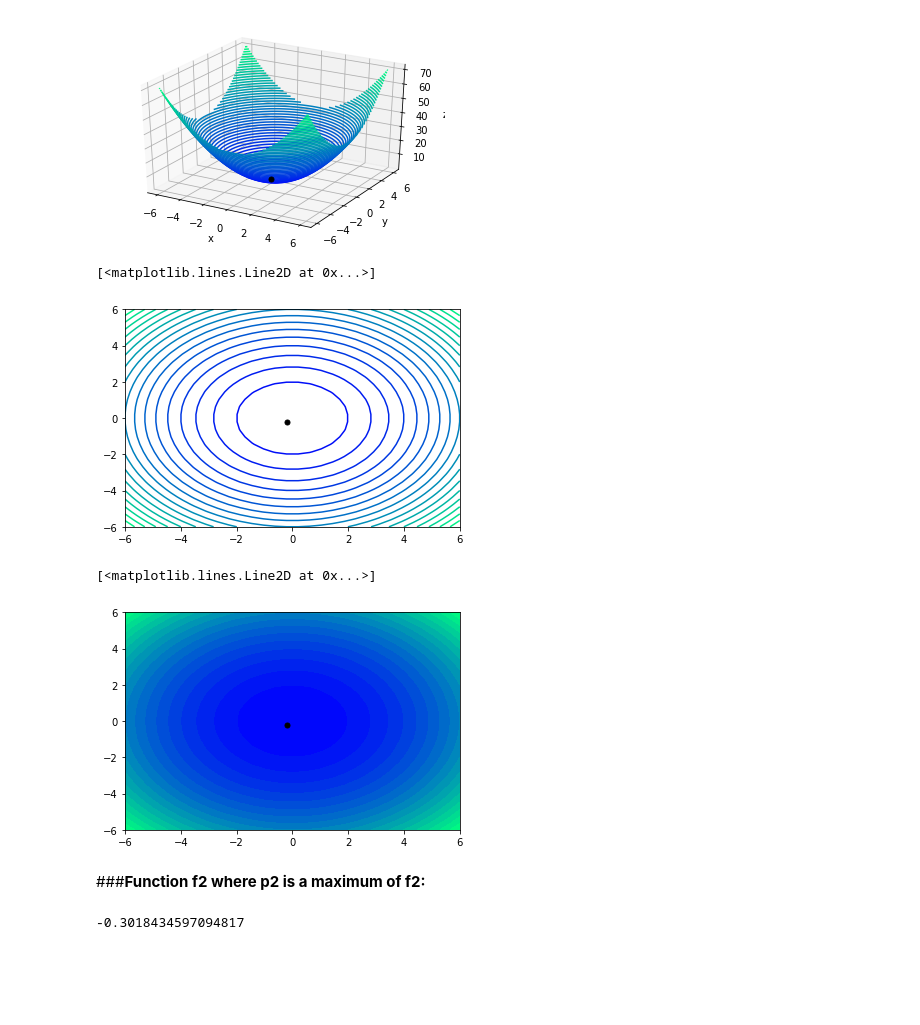
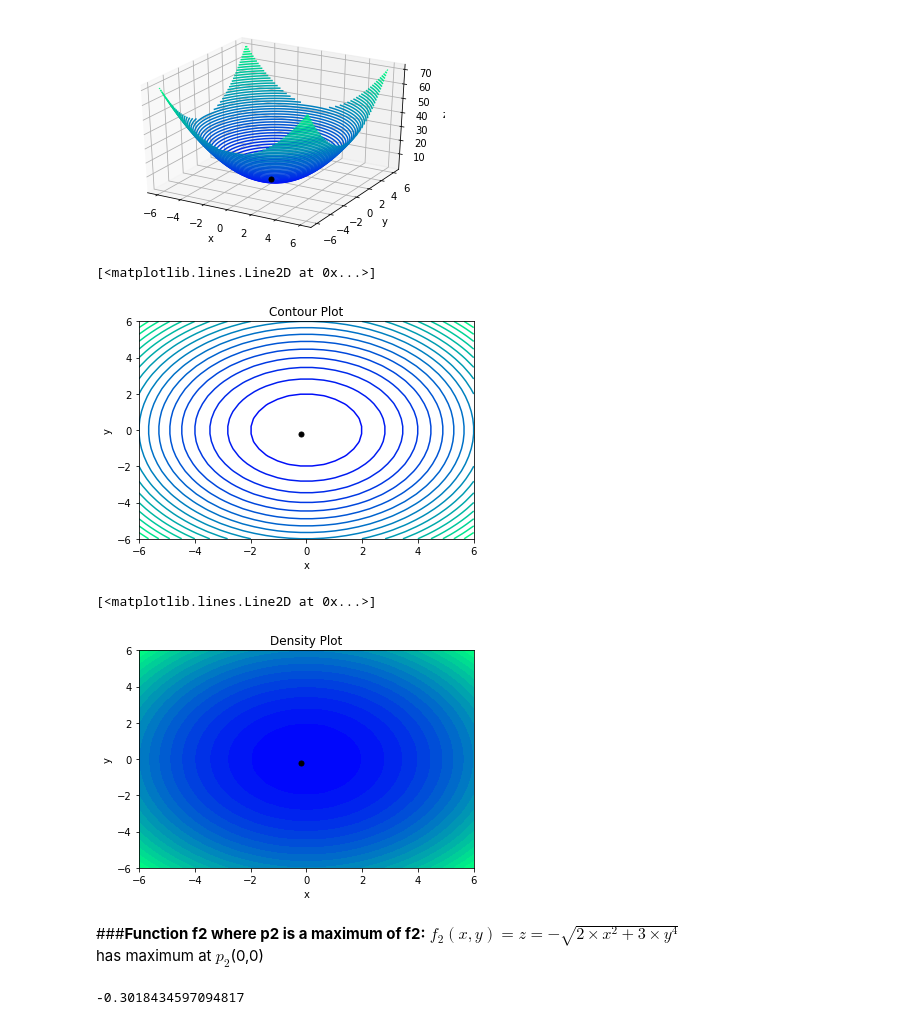
Before and after one commit to sadidoll/Artifical-Interlligence, a Jupyter notebook: HW_2/Hw2_p1.ipynb, the cells around one changed output. Drawn from its saved outputs; the diff is of its cells as text; code cells hidden in the pictures; blank space fills up the shorter version.

```diff
--- a/HW_2/Hw2_p1.ipynb
+++ b/HW_2/Hw2_p1.ipynb
@@ -45,27 +49,33 @@ ax.plot(array[:,0],array[:,1],array[:,2], markerfacecolor = 'black', markeredgec
 # %%
 plt.contour(X, Y, Z, 20, cmap ='winter');
 z_min = np.min(Z)
 x_min,y_min = np.unravel_index(np.argmin(Z), Z.shape)
 mi = (X[x_min, y_min], Y[x_min, y_min], Z.min())
 array = np.array([mi])
-
+plt.title('Contour Plot')
+plt.xlabel('x')
+plt.ylabel('y')
 plt.plot(array[:,0],array[:,1], markerfacecolor = 'black', markeredgecolor = 'black', marker = 'o', markersize = 5, alpha = 1, zorder = 100)
 # %% [output]
 [<matplotlib.lines.Line2D at 0x...>]
-[figure, old version]
+[figure, new version]
 # %%
 plt.contourf(X, Y, Z, 20, cmap ='winter');
 z_min = np.min(Z)
 x_min,y_min = np.unravel_index(np.argmin(Z), Z.shape)
 mi = (X[x_min, y_min], Y[x_min, y_min], Z.min())
 array = np.array([mi])
-
+plt.title('Density Plot')
+plt.xlabel('x')
+plt.ylabel('y')
 plt.plot(array[:,0],array[:,1], markerfacecolor = 'black', markeredgecolor = 'black', marker = 'o', markersize = 5, alpha = 1, zorder = 100)
 # %% [output]
 [<matplotlib.lines.Line2D at 0x...>]
-[figure, old version]
+[figure, new version]
 # %% [markdown]
 ###**Function f2 where p2 is a maximum of f2:**
+$f_{2}(x, y) = z = -\sqrt{2 \times x^{2} + 3\times y^{4}}$
+has maximum at $p_{2}$(0,0)
 # %%
 def f2(x,y):
   return np.sqrt(2 * x ** 2  + 3 * y ** 4) * -1
```
Also changed, not shown: parts of 8 cells of this notebook.
